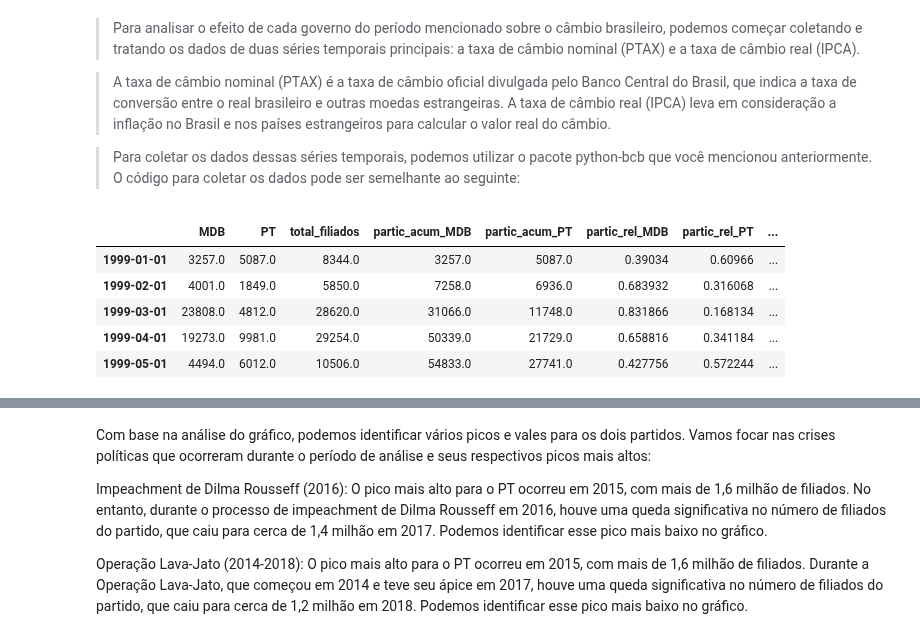
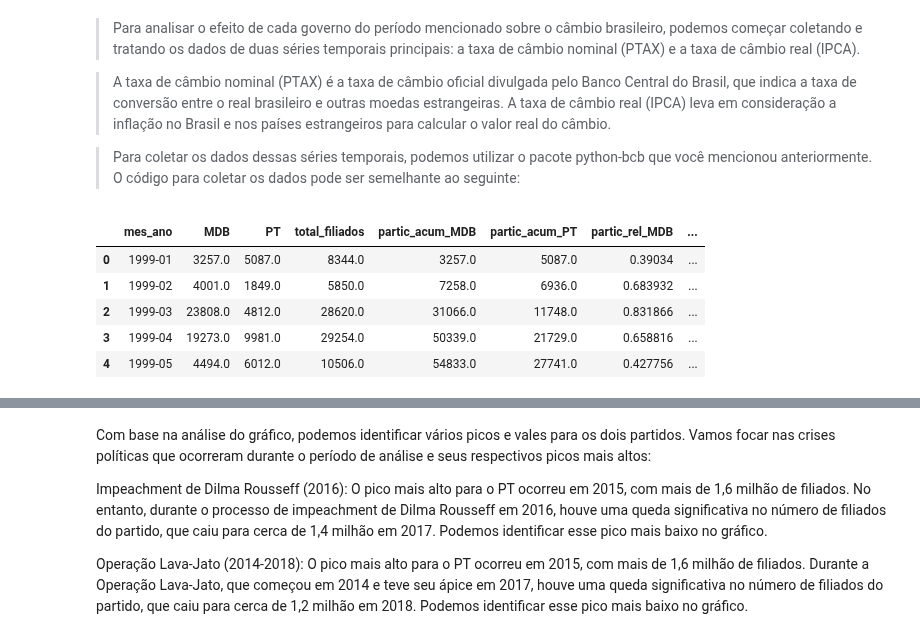
Before and after one commit to Leonardo-Dias-Up/Leonardo-Dias-Up, a Jupyter notebook: Economia_Brasileira_II.ipynb, the cells around one changed output, grey strips where cells are left out. Saved outputs shown, nothing was run; the diff lists cells and outputs as text; code cells hidden in the pictures.

```diff
--- a/Economia_Brasileira_II.ipynb
+++ b/Economia_Brasileira_II.ipynb
@@ -105,32 +97,36 @@ total_filiados_por_partido = total_filiados_por_partido.drop(columns=['ano','mes
 # %%
 # Ordenando os dados por data
 df = total_filiados_por_partido
 
 # Calculando o índice de Gini
 # Calculando a participação acumulada de filiados de cada partido
 df['partic_acum_MDB'] = df['MDB'].cumsum()
 df['partic_acum_PT'] = df['PT'].cumsum()
 
 # Calculando a participação relativa dos filiados de cada partido ao total de filiados
 df['partic_rel_MDB'] = df['MDB'] / df['total_filiados']
 df['partic_rel_PT'] = df['PT'] / df['total_filiados']
 df['partic_rel_sqr_MDB'] = df['partic_rel_MDB'] ** 2
 df['partic_rel_sqr_PT'] = df['partic_rel_PT'] ** 2
 
 # Calculando o índice de Gini para cada observação
 partic_acum_MDB = df['partic_acum_MDB']
 partic_acum_PT = df['partic_acum_PT']
 S = partic_acum_MDB.iloc[-1] + partic_acum_PT.iloc[-1]
-df['gini'] = 1 - (2*(df['partic_rel_MDB']*partic_acum_PT + df['partic_rel_sqr_MDB']*partic_acum_PT + df['partic_rel_PT']*partic_acum_MDB + df['partic_rel_sqr_PT']*partic_acum_MDB).cumsum() + (partic_acum_PT - partic_acum_MDB)*S) / S**2
+df['politico'] = 1 - (2*(df['partic_rel_MDB']*partic_acum_PT + df['partic_rel_sqr_MDB']*partic_acum_PT + df['partic_rel_PT']*partic_acum_MDB + df['partic_rel_sqr_PT']*partic_acum_MDB).cumsum() + (partic_acum_PT - partic_acum_MDB)*S) / S**2
 
-## Transforma as datas em objetos do tipo datetime
+# Transforma as datas em objetos do tipo datetime
 df.index = pd.to_datetime(df.index)
-total_filiados_por_partido = df
-total_filiados_por_partido.head()
+df_index = df.index.strftime('%Y-%m')
+total_partido = df
+total_partido = total_partido.reset_index()
+total_partido = total_partido.rename(columns={'index':'mes_ano'})
+total_partido['mes_ano'] = pd.to_datetime(total_partido['mes_ano']).dt.to_period('M')
+total_partido.head()
 # %% [output]
-|  | MDB | PT | total_filiados | partic_acum_MDB | partic_acum_PT | partic_rel_MDB | partic_rel_PT | ... |
-| 1999-01-01 | 3257.0 | 5087.0 | 8344.0 | 3257.0 | 5087.0 | 0.39034 | 0.60966 | ... |
-| 1999-02-01 | 4001.0 | 1849.0 | 5850.0 | 7258.0 | 6936.0 | 0.683932 | 0.316068 | ... |
-| 1999-03-01 | 23808.0 | 4812.0 | 28620.0 | 31066.0 | 11748.0 | 0.831866 | 0.168134 | ... |
-| 1999-04-01 | 19273.0 | 9981.0 | 29254.0 | 50339.0 | 21729.0 | 0.658816 | 0.341184 | ... |
-| 1999-05-01 | 4494.0 | 6012.0 | 10506.0 | 54833.0 | 27741.0 | 0.427756 | 0.572244 | ... |
+|  | mes_ano | MDB | PT | total_filiados | partic_acum_MDB | partic_acum_PT | partic_rel_MDB | ... |
+| 0 | 1999-01 | 3257.0 | 5087.0 | 8344.0 | 3257.0 | 5087.0 | 0.39034 | ... |
+| 1 | 1999-02 | 4001.0 | 1849.0 | 5850.0 | 7258.0 | 6936.0 | 0.683932 | ... |
+| 2 | 1999-03 | 23808.0 | 4812.0 | 28620.0 | 31066.0 | 11748.0 | 0.831866 | ... |
+| 3 | 1999-04 | 19273.0 | 9981.0 | 29254.0 | 50339.0 | 21729.0 | 0.658816 | ... |
+| 4 | 1999-05 | 4494.0 | 6012.0 | 10506.0 | 54833.0 | 27741.0 | 0.427756 | ... |
```
Also changed, not shown: parts of 14 cells of this notebook.
